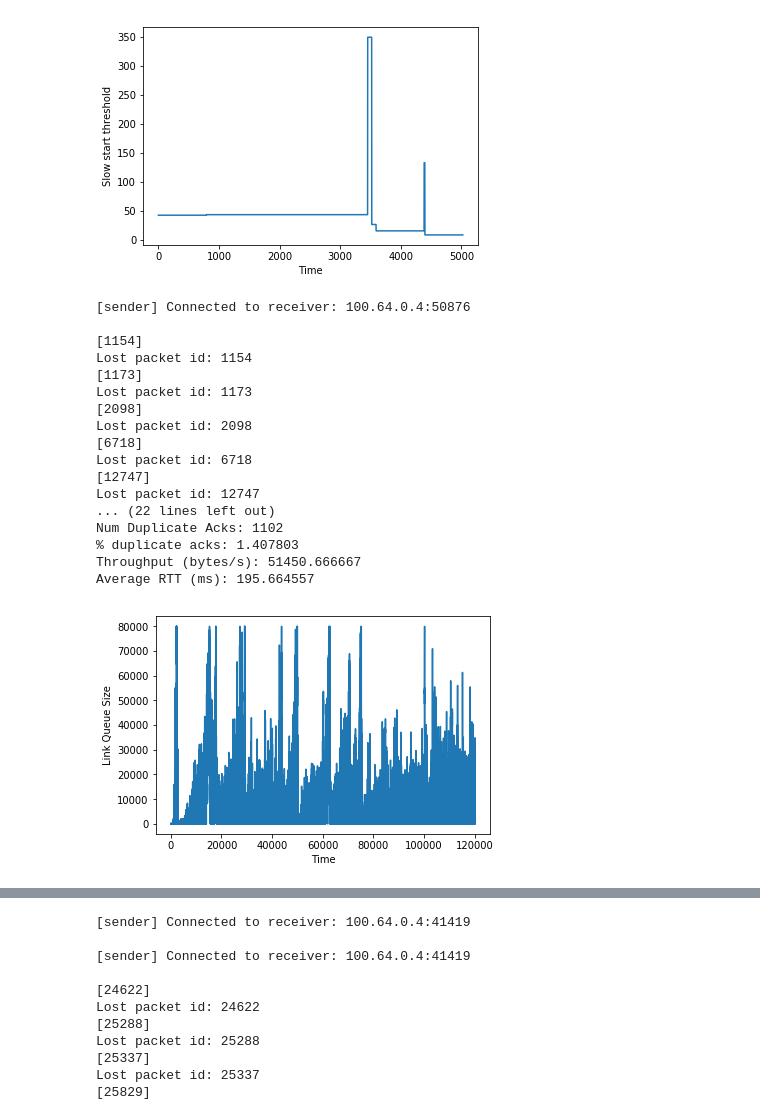
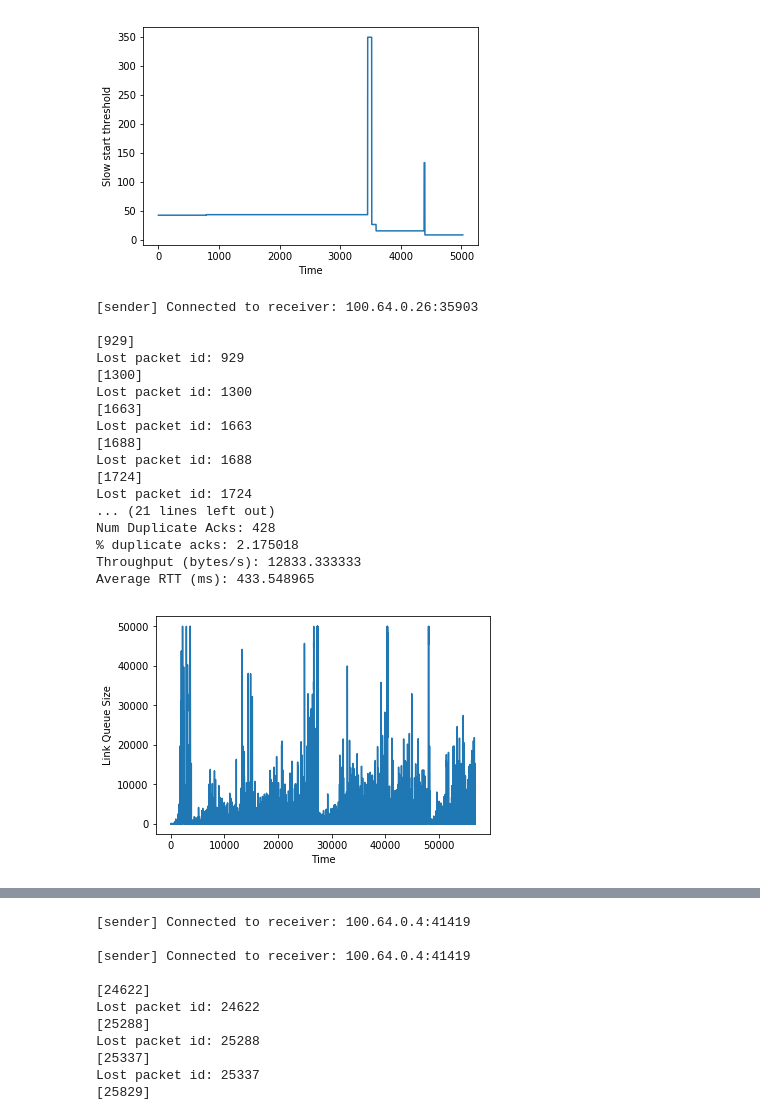
Before and after one commit to squidarth/network-performance-jupyter, a Jupyter notebook: Network-Performance-Testing.ipynb, the cells around one changed output, grey strips where cells are left out. Cells and saved outputs as stored; diff of their text form; code cells hidden in the pictures.

```diff
--- a/Network-Performance-Testing.ipynb
+++ b/Network-Performance-Testing.ipynb
@@ -332,8 +333,6 @@ class CubicStrategy(SenderStrategy):
         self.cwnds.append(self.cwnd)
         self.slow_start_thresholds.append(self.w_max)
 # %%
-TIMEOUT = 2
-
 class TahoeStrategy(SenderStrategy):
     def __init__(self, slow_start_thresh: int, initial_cwnd: int) -> None:
         self.slow_start_thresh = slow_start_thresh
@@ -343,7 +342,7 @@ class TahoeStrategy(SenderStrategy):
         self.time_since_retransmit = None
         self.retransmitting_packet = False
         self.ack_count = 0
-        self.timeout = 2
+        self.timeout = DEFAULT_TIMEOUT
         self.fast_retransmitted_packets_in_flight = []
 
         self.duplicated_ack = None
@@ -608,31 +696,33 @@ Average RTT (ms): 203.422078
 [figure]
 # %%
 mahimahi_settings = {
-    'delay': 88,
-    'queue_size': 80000,
-    'trace_file': '12mbps.trace'
-    #'trace_file': TRACE_FILES['100.42MBPS']
+    'delay': 200,
+    'trace_file': '5.65mbps.trace',
+    'queue_type': 'droptail',
+    'downlink_queue_options': {
+        'bytes': 50000
+    }
 }
 
 port = get_open_udp_port()
 strat = TahoeStrategy(10, 1)
 run_with_mahi_settings(mahimahi_settings, 120, [Sender(port, strat)])
 # %% [output]
-[sender] Connected to receiver: 100.64.0.4:50876
+[sender] Connected to receiver: 100.64.0.26:35903
 
-[1154]
-Lost packet id: 1154
-[1173]
-Lost packet id: 1173
-[2098]
-Lost packet id: 2098
-[6718]
-Lost packet id: 6718
-[12747]
-Lost packet id: 12747
-... (22 lines left out)
-Num Duplicate Acks: 1102
-% duplicate acks: 1.407803
-Throughput (bytes/s): 51450.666667
-Average RTT (ms): 195.664557
+[929]
+Lost packet id: 929
+[1300]
+Lost packet id: 1300
+[1663]
+Lost packet id: 1663
+[1688]
+Lost packet id: 1688
+[1724]
+Lost packet id: 1724
+... (21 lines left out)
+Num Duplicate Acks: 428
+% duplicate acks: 2.175018
+Throughput (bytes/s): 12833.333333
+Average RTT (ms): 433.548965
-[figure, old version]
+[figure, new version]
```
Also changed, not shown: parts of 12 cells of this notebook, 2 other files.
